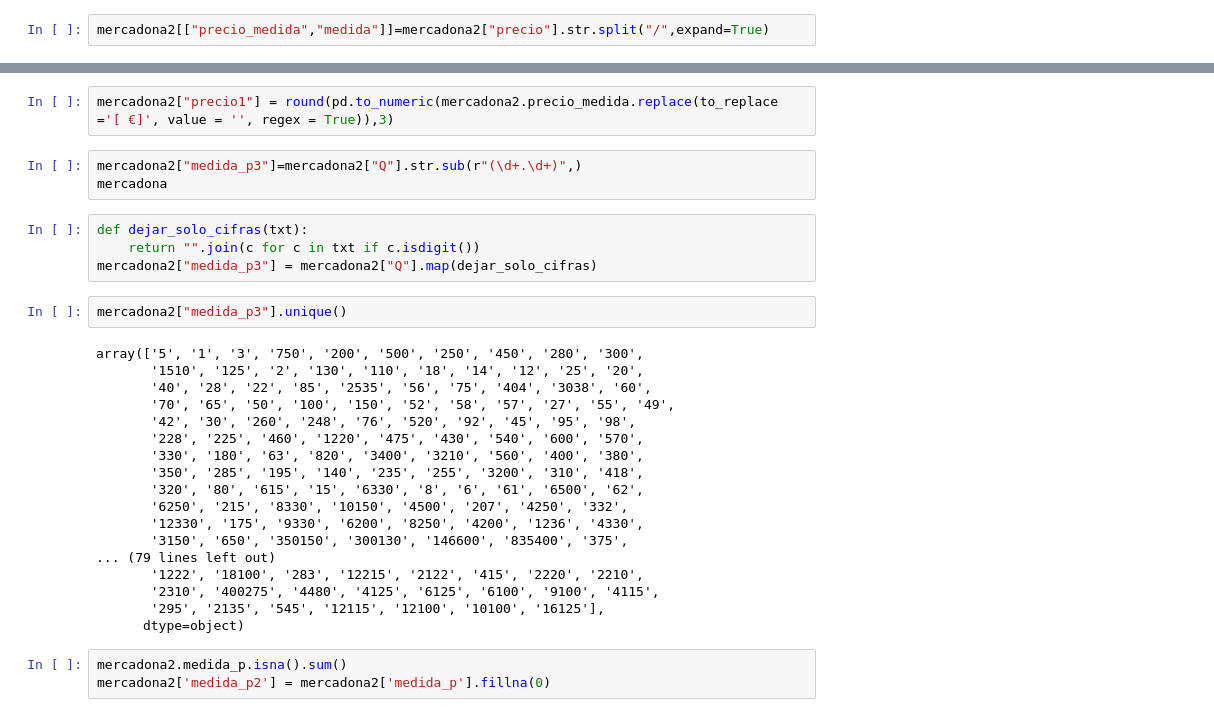
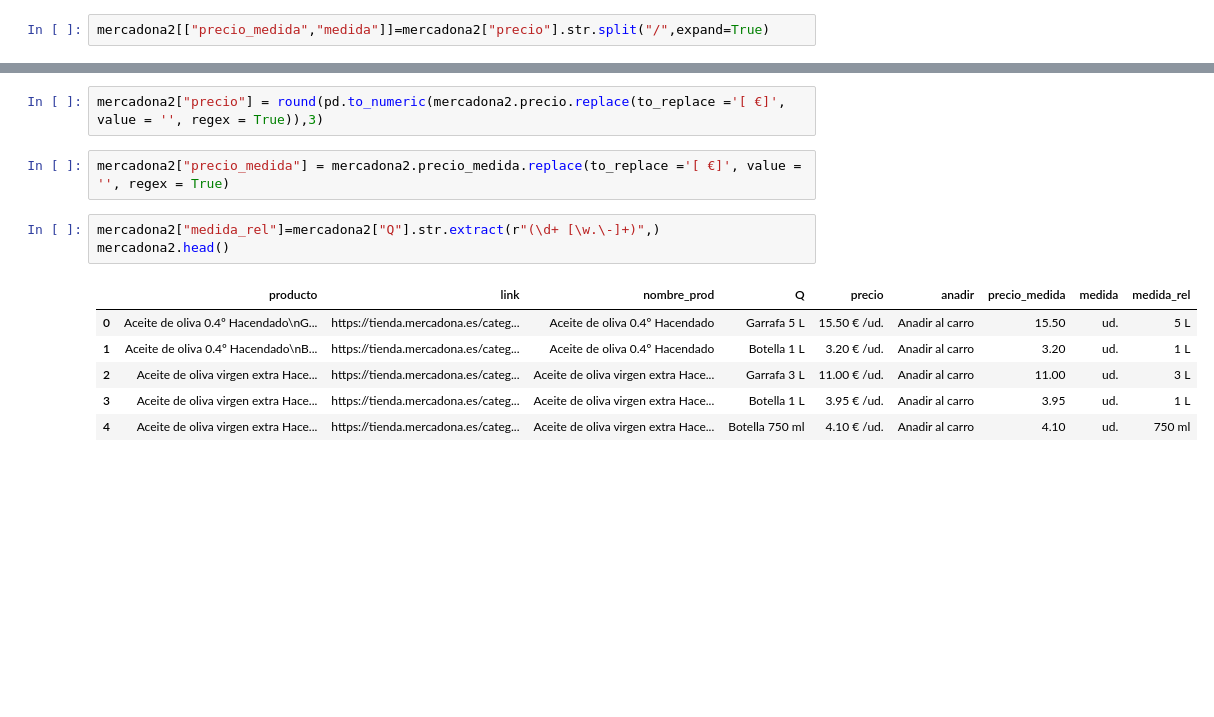
Before and after one commit to silviarico/Mi-Super-Cheap, a Jupyter notebook: Mercadona.ipynb, the cells around one changed output, grey strips where cells are left out. Cells and saved outputs as stored; diff of their text form; blank space fills up the shorter version.

```diff
--- a/Mercadona.ipynb
+++ b/Mercadona.ipynb
@@ -211,32 +210,14 @@ mercadona2
 # %%
-mercadona2["precio1"] = round(pd.to_numeric(mercadona2.precio_medida.replace(to_replace ='[ €]', value = '', regex = True)),3)
+mercadona2["precio"] = round(pd.to_numeric(mercadona2.precio.replace(to_replace ='[ €]', value = '', regex = True)),3)
+# %%
+mercadona2["precio_medida"] = mercadona2.precio_medida.replace(to_replace ='[ €]', value = '', regex = True)
 # %%
-mercadona2["medida_p3"]=mercadona2["Q"].str.sub(r"(\d+.\d+)",)
-mercadona
+mercadona2["medida_rel"]=mercadona2["Q"].str.extract(r"(\d+ [\w.\-]+)",)
+mercadona2.head()
+# %% [output]
+|  | producto | link | nombre_prod | Q | precio | anadir | precio_medida | medida | medida_rel |
+| 0 | Aceite de oliva 0.4º Hacendado\nG... | https://tienda.mercadona.es/categ... | Aceite de oliva 0.4º Hacendado | Garrafa 5 L | 15.50 € /ud. | Anadir al carro | 15.50 | ud. | 5 L |
+| 1 | Aceite de oliva 0.4º Hacendado\nB... | https://tienda.mercadona.es/categ... | Aceite de oliva 0.4º Hacendado | Botella 1 L | 3.20 € /ud. | Anadir al carro | 3.20 | ud. | 1 L |
+| 2 | Aceite de oliva virgen extra Hace... | https://tienda.mercadona.es/categ... | Aceite de oliva virgen extra Hace... | Garrafa 3 L | 11.00 € /ud. | Anadir al carro | 11.00 | ud. | 3 L |
+| 3 | Aceite de oliva virgen extra Hace... | https://tienda.mercadona.es/categ... | Aceite de oliva virgen extra Hace... | Botella 1 L | 3.95 € /ud. | Anadir al carro | 3.95 | ud. | 1 L |
+| 4 | Aceite de oliva virgen extra Hace... | https://tienda.mercadona.es/categ... | Aceite de oliva virgen extra Hace... | Botella 750 ml | 4.10 € /ud. | Anadir al carro | 4.10 | ud. | 750 ml |
-# %%
-def dejar_solo_cifras(txt):
-    return "".join(c for c in txt if c.isdigit())
-mercadona2["medida_p3"] = mercadona2["Q"].map(dejar_solo_cifras)
-# %%
-mercadona2["medida_p3"].unique()
-# %% [output]
-array(['5', '1', '3', '750', '200', '500', '250', '450', '280', '300',
-       '1510', '125', '2', '130', '110', '18', '14', '12', '25', '20',
-       '40', '28', '22', '85', '2535', '56', '75', '404', '3038', '60',
-       '70', '65', '50', '100', '150', '52', '58', '57', '27', '55', '49',
-       '42', '30', '260', '248', '76', '520', '92', '45', '95', '98',
-       '228', '225', '460', '1220', '475', '430', '540', '600', '570',
-       '330', '180', '63', '820', '3400', '3210', '560', '400', '380',
-       '350', '285', '195', '140', '235', '255', '3200', '310', '418',
-       '320', '80', '615', '15', '6330', '8', '6', '61', '6500', '62',
-       '6250', '215', '8330', '10150', '4500', '207', '4250', '332',
-       '12330', '175', '9330', '6200', '8250', '4200', '1236', '4330',
-       '3150', '650', '350150', '300130', '146600', '835400', '375',
-... (79 lines left out)
-       '1222', '18100', '283', '12215', '2122', '415', '2220', '2210',
-       '2310', '400275', '4480', '4125', '6125', '6100', '9100', '4115',
-       '295', '2135', '545', '12115', '12100', '10100', '16125'],
-      dtype=object)
-# %%
-mercadona2.medida_p.isna().sum()
-mercadona2['medida_p2'] = mercadona2['medida_p'].fillna(0)
```
Also changed, not shown: parts of 33 cells of this notebook, 5 other files.
